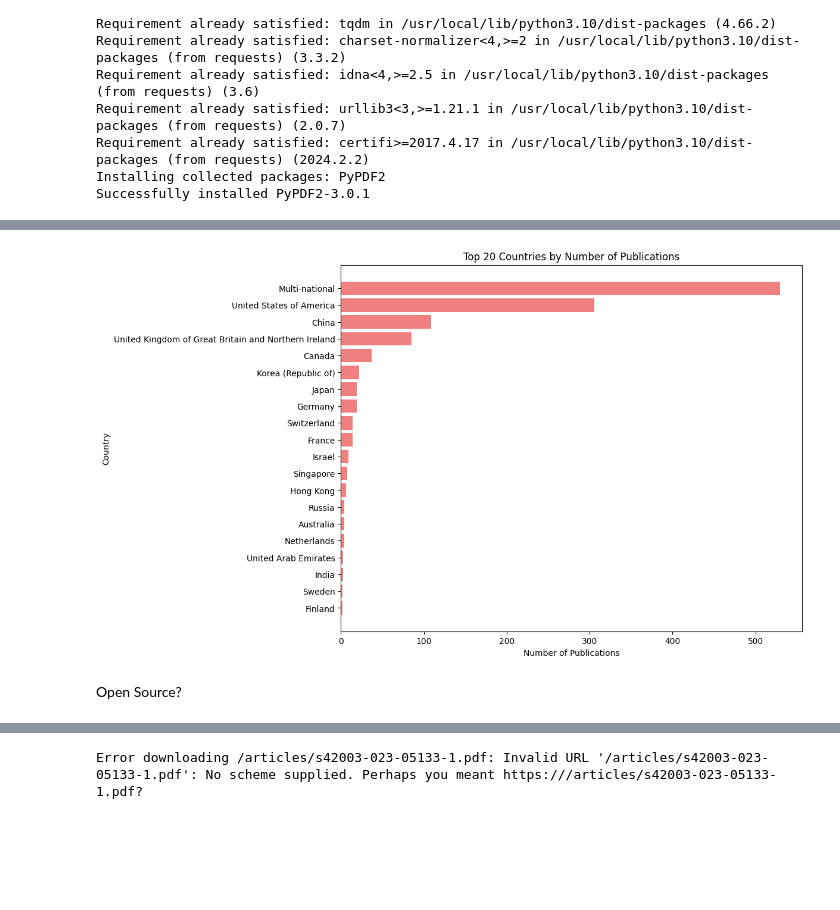
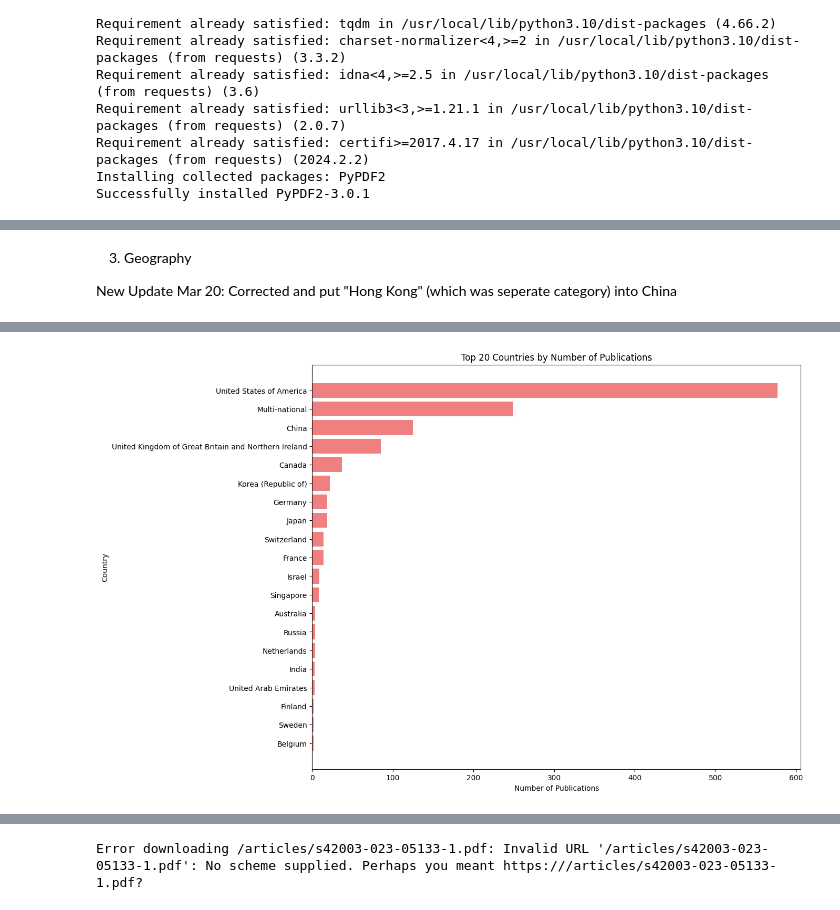
Before and after one commit to atrisovic/citation-study, a Jupyter notebook: Keyword_Extraction.ipynb, the cells around one changed output, grey strips where cells are left out. Drawn from its saved outputs; the diff is of its cells as text; code cells hidden in the pictures; blank space fills up the shorter version.

Commit message:
new plots in keyword extraction

```diff
--- a/Keyword_Extraction.ipynb
+++ b/Keyword_Extraction.ipynb
@@ -85,9 +75,18 @@ import pandas as pd
 import matplotlib.pyplot as plt
 from collections import Counter
 
+import logging
+
+logging.getLogger('matplotlib.font_manager').disabled = True # gets rid of warning messages w fonts
+
+#times new roman free alternative font
+!sudo mv Tinos-Regular.ttf /usr/share/fonts/truetype/
+!sudo fc-cache -fv
+
+
 pcd_dataset = pd.read_csv("https://epochai.org/data/epochdb/all_systems.csv")
 
-# filtering out rows with missing values in 'Organization' or 'Organization categorization'
+# filter out rows with missing values in 'Organization' or 'Organization categorization'
 pcd_dataset = pcd_dataset.dropna(subset=['Organization', 'Organization categorization'])
 
 all_categories = []
@@ -95,21 +94,19 @@ for categorization in pcd_dataset['Organization categorization']:
     categories = [cat.strip() for cat in categorization.split(',')]
     all_categories.extend(categories)
 
-# count each unique category
+# counts each unique category
 category_counts = Counter(all_categories)
 
-plt.rcParams['font.family'] = 'Times New Roman'
+plt.rcParams['font.family'] = 'Tinos'
 
 fig, axs = plt.subplots(1, 2, figsize=(15, 5))
 
 top_20_institutions = pcd_dataset['Organization'].value_counts().head(20)
 
-# top 20 institutions
 axs[0].barh(top_20_institutions.index, top_20_institutions.values, color='skyblue')
 axs[0].set_xlabel('Number of Publications')
 axs[0].set_title('Top 20 Institutions')
 
-# categorization of institutions
 axs[1].bar(category_counts.keys(), category_counts.values(), color='lightgreen')
 axs[1].set_ylabel('Count')
 axs[1].set_title('Organization Categorization')
@@ -140,10 +339,21 @@ Geography
+# %% [markdown]
+3. Geography
+
+New Update Mar 20: Corrected and put "Hong Kong" (which was seperate category) into China
 # %%
 import pandas as pd
 import matplotlib.pyplot as plt
 import re
 from collections import Counter
+import logging
 
-# Load the dataset
+logging.getLogger('matplotlib.font_manager').disabled = True # gets rid of warning messages w fonts
+
+#times new roman free alternative font
+!sudo mv Tinos-Regular.ttf /usr/share/fonts/truetype/
+!sudo fc-cache -fv
+plt.rcParams['font.family'] = 'Tinos'
+
 pcd_dataset = pd.read_csv("https://epochai.org/data/epochdb/all_systems.csv")
 
 def normalize_country_names(country_entry):
@@ -153,6 +363,8 @@ def normalize_country_names(country_entry):
     country_entry = re.sub(r'United Kingdom.*', 'United Kingdom of Great Britain and Northern Ireland', country_entry)
     # replaces variations of 'multinational' with 'Multi-national'
     country_entry = re.sub(r'multi[-\s]*national', 'Multi-national', country_entry, flags=re.IGNORECASE)
+    # new edit: maps 'Hong Kong' to 'China'
+    country_entry = re.sub(r'Hong Kong', 'China', country_entry)
     countries = set(re.split(r'[,/]', country_entry))
     countries = {country.strip() for country in countries if country.strip()}
     # checks for multi-national (if there's more than one unique country or the standardized term 'Multi-national')
@@ -166,11 +378,11 @@ pcd_dataset = pcd_dataset.dropna(subset=['Normalized Country'])
 
 top_countries = pcd_dataset['Normalized Country'].value_counts().head(20)
 
-plt.figure(figsize=(10, 8))
+plt.figure(figsize=(12, 10))
 plt.barh(top_countries.index, top_countries.values, color='lightcoral')
 plt.xlabel('Number of Publications')
 plt.ylabel('Country')
 plt.title('Top 20 Countries by Number of Publications')
-plt.gca().invert_yaxis()  # Invert the y-axis to have the highest count on top
+plt.gca().invert_yaxis()  # inverted the y-axis to have the highest count on top
 plt.show()
 # %% [output]
@@ -194,3 +404 @@ WARNING:matplotlib.font_manager:findfont: Font family 'Times New Roman' not foun
-[figure, old version]
+[figure, new version]
-# %% [markdown]
-Open Source?
```
Also changed, not shown: parts of 43 cells of this notebook.
